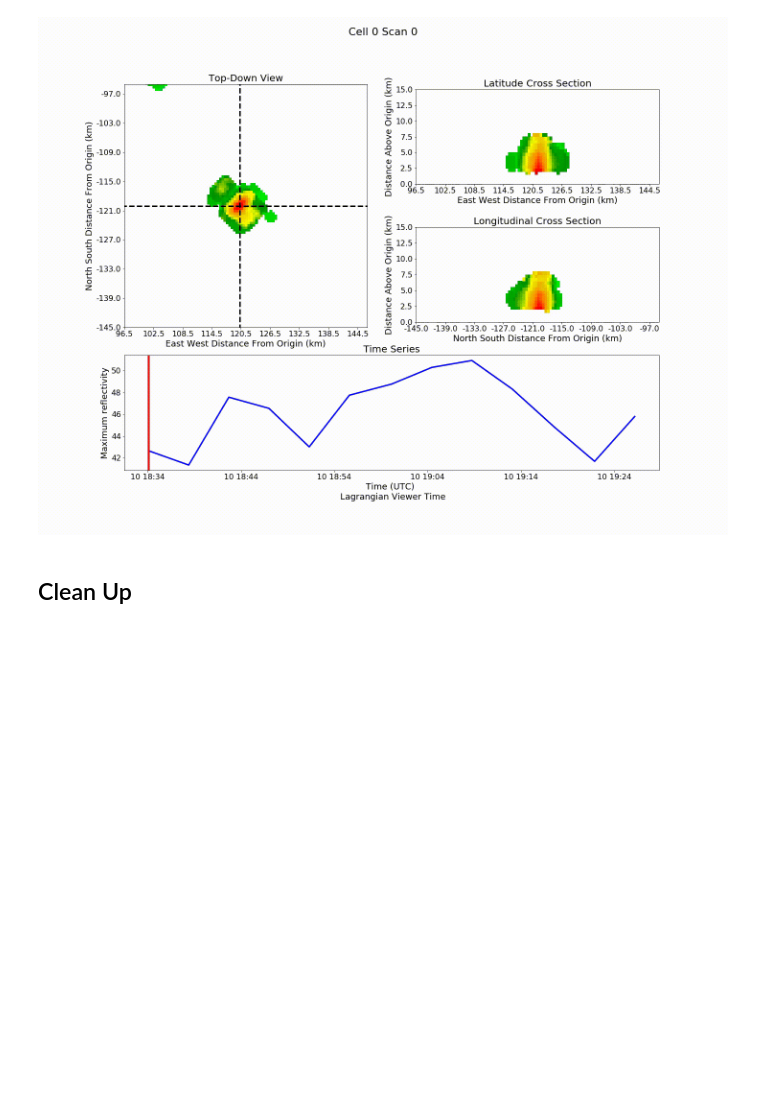
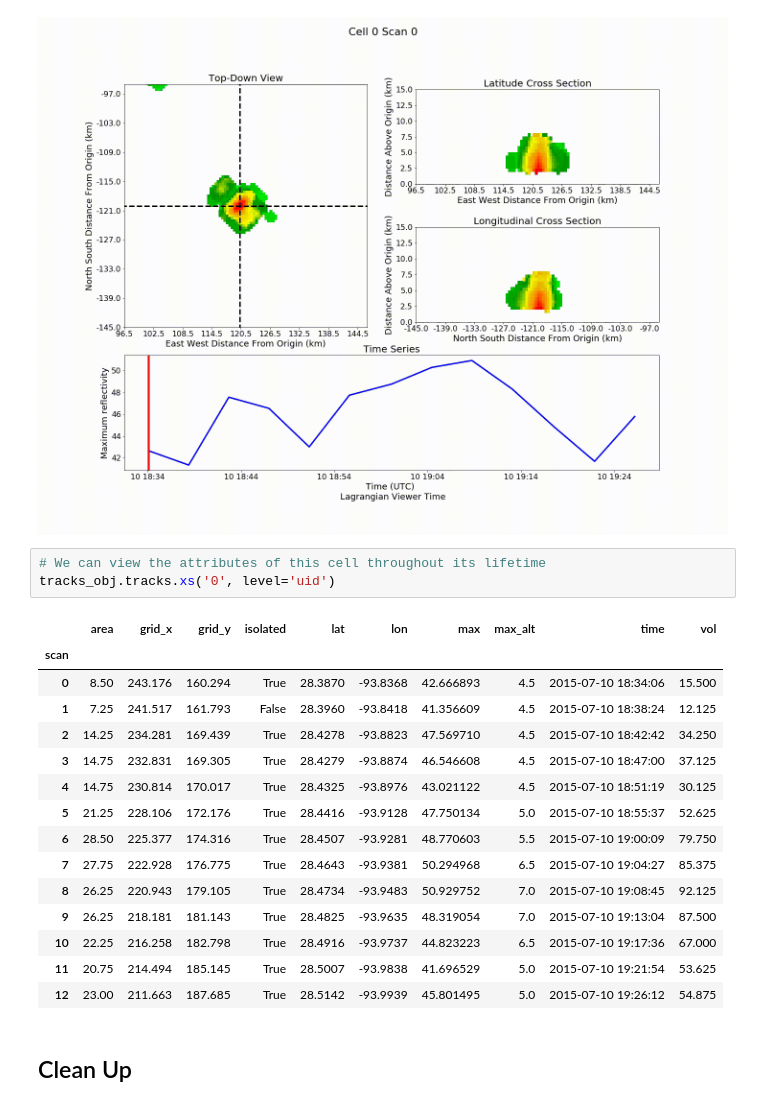
Before and after one commit to openradar/TINT, a Jupyter notebook: examples/tint_demo.ipynb, the cells around one changed output. Cells and saved outputs as stored; diff of their text form; blank space fills up the shorter version.

Commit message:
ADD: Added dataframe cross section at the end of demo

```diff
--- a/examples/tint_demo.ipynb
+++ b/examples/tint_demo.ipynb
@@ -235,6 +235,25 @@ Frame: 12
 embed_mp4_as_gif(os.path.join(tmp_dir, 'tint_demo_lagrangian.mp4'))
 # %% [output]
 [figure]
+# %%
+# We can view the attributes of this cell throughout its lifetime
+tracks_obj.tracks.xs('0', level='uid')
+# %% [output]
+|  | area | grid_x | grid_y | isolated | lat | lon | max | max_alt | time | vol |
+| scan |  |  |  |  |  |  |  |  |  |  |
+| 0 | 8.50 | 243.176 | 160.294 | True | 28.3870 | -93.8368 | 42.666893 | 4.5 | 2015-07-10 18:34:06 | 15.500 |
+| 1 | 7.25 | 241.517 | 161.793 | False | 28.3960 | -93.8418 | 41.356609 | 4.5 | 2015-07-10 18:38:24 | 12.125 |
+| 2 | 14.25 | 234.281 | 169.439 | True | 28.4278 | -93.8823 | 47.569710 | 4.5 | 2015-07-10 18:42:42 | 34.250 |
+| 3 | 14.75 | 232.831 | 169.305 | True | 28.4279 | -93.8874 | 46.546608 | 4.5 | 2015-07-10 18:47:00 | 37.125 |
+| 4 | 14.75 | 230.814 | 170.017 | True | 28.4325 | -93.8976 | 43.021122 | 4.5 | 2015-07-10 18:51:19 | 30.125 |
+| 5 | 21.25 | 228.106 | 172.176 | True | 28.4416 | -93.9128 | 47.750134 | 5.0 | 2015-07-10 18:55:37 | 52.625 |
+| 6 | 28.50 | 225.377 | 174.316 | True | 28.4507 | -93.9281 | 48.770603 | 5.5 | 2015-07-10 19:00:09 | 79.750 |
+| 7 | 27.75 | 222.928 | 176.775 | True | 28.4643 | -93.9381 | 50.294968 | 6.5 | 2015-07-10 19:04:27 | 85.375 |
+| 8 | 26.25 | 220.943 | 179.105 | True | 28.4734 | -93.9483 | 50.929752 | 7.0 | 2015-07-10 19:08:45 | 92.125 |
+| 9 | 26.25 | 218.181 | 181.143 | True | 28.4825 | -93.9635 | 48.319054 | 7.0 | 2015-07-10 19:13:04 | 87.500 |
+| 10 | 22.25 | 216.258 | 182.798 | True | 28.4916 | -93.9737 | 44.823223 | 6.5 | 2015-07-10 19:17:36 | 67.000 |
+| 11 | 20.75 | 214.494 | 185.145 | True | 28.5007 | -93.9838 | 41.696529 | 5.0 | 2015-07-10 19:21:54 | 53.625 |
+| 12 | 23.00 | 211.663 | 187.685 | True | 28.5142 | -93.9939 | 45.801495 | 5.0 | 2015-07-10 19:26:12 | 54.875 |
 # %% [markdown]
 ## Clean Up
 # %%
```
Also changed, not shown: parts of 1 cell of this notebook.
